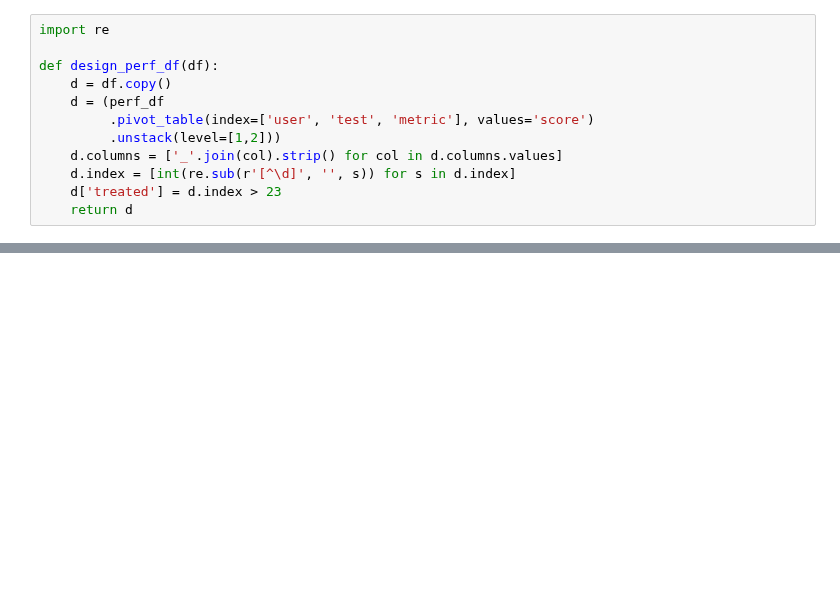
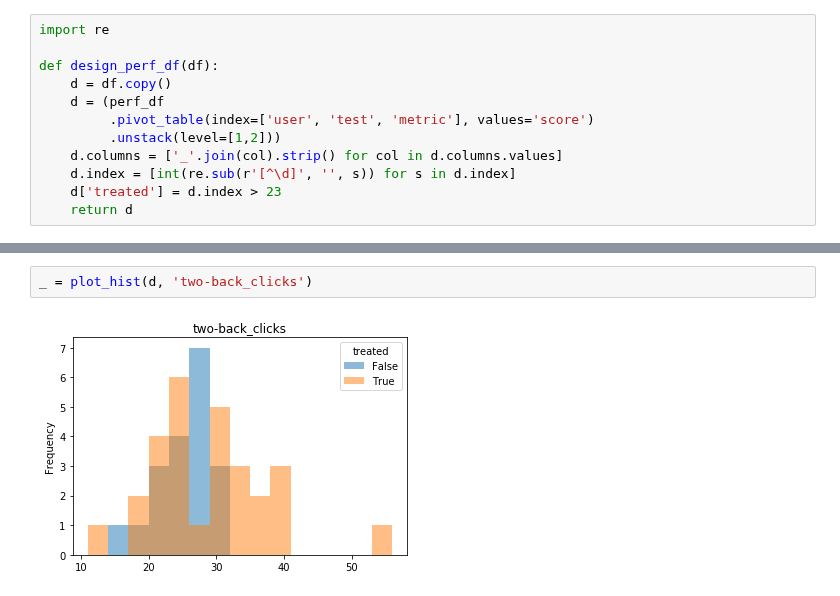
Before and after one commit to nandanrao/education, a Jupyter notebook: eeg/test-performance.ipynb, the cells around one changed output, grey strips where cells are left out. Drawn from its saved outputs; the diff is of its cells as text; blank space fills up the shorter version.

```diff
--- a/eeg/test-performance.ipynb
+++ b/eeg/test-performance.ipynb
@@ -159,0 +227,4 @@ _ = plot_hist(d, 'two-back_precision')
+# %%
+_ = plot_hist(d, 'two-back_clicks')
+# %% [output]
+[figure, added]
```
Also changed, not shown: parts of 27 cells of this notebook, 14 other files.
